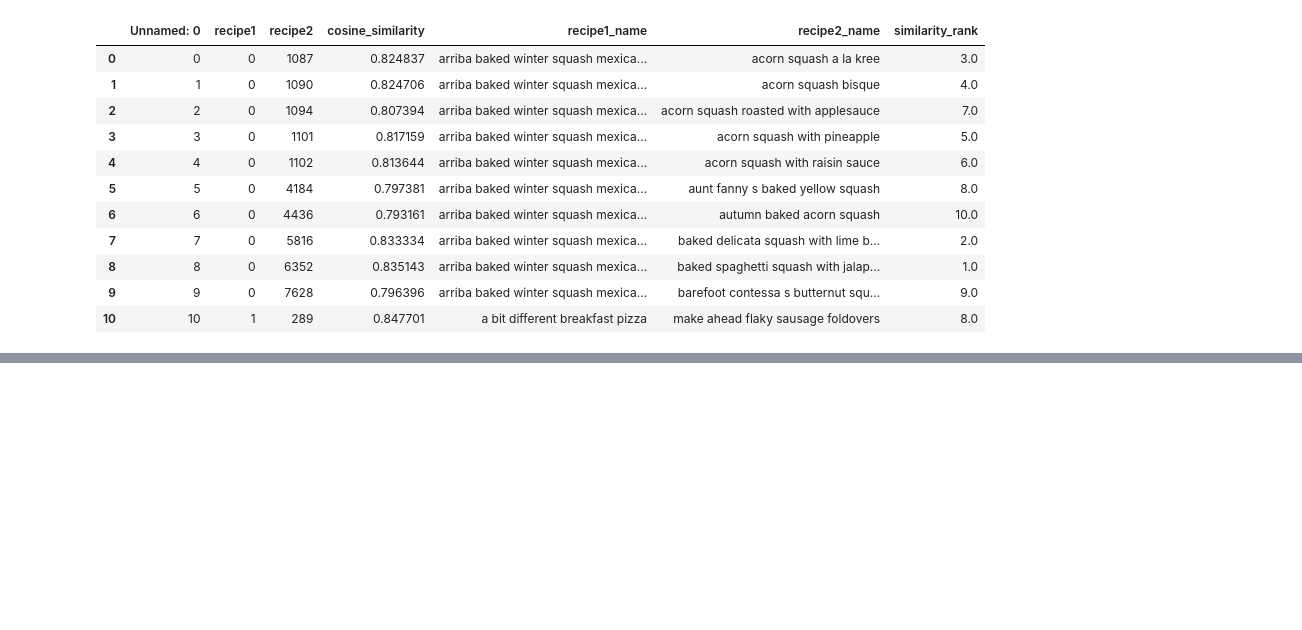
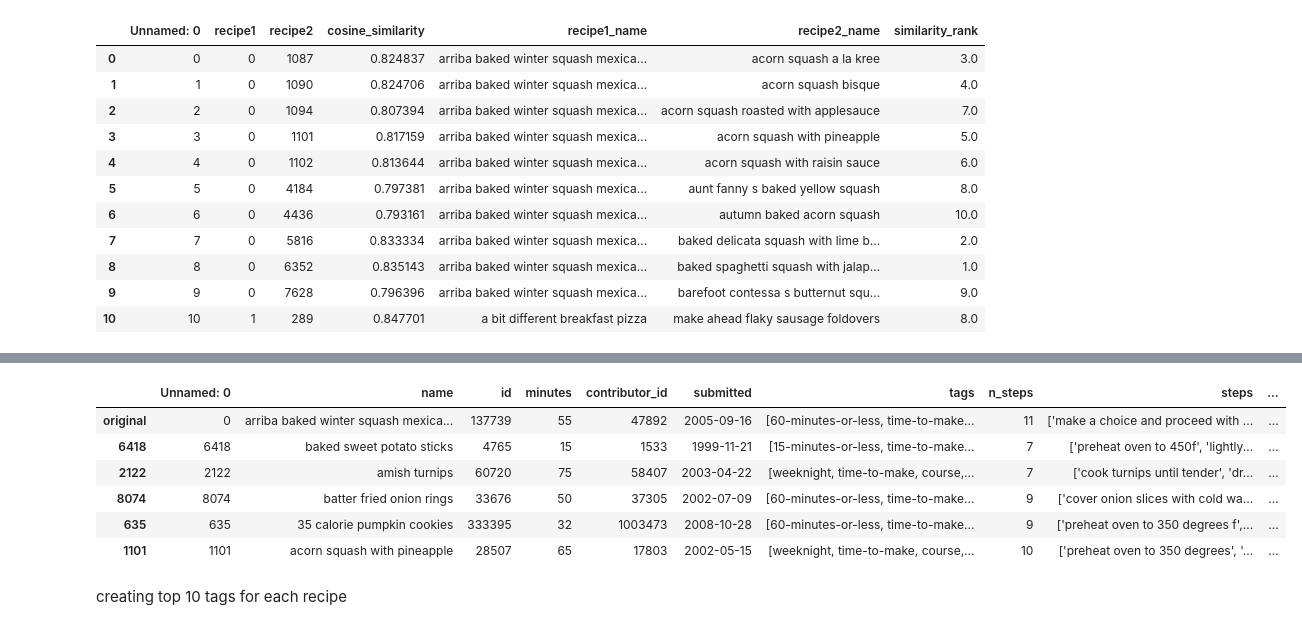
Before and after one commit to martineza96/recipe-reccomender, a Jupyter notebook: Untitled.ipynb, the cells around one changed output, grey strips where cells are left out. Cells and saved outputs as stored; diff of their text form; code cells hidden in the pictures; blank space fills up the shorter version.

```diff
--- a/Untitled.ipynb
+++ b/Untitled.ipynb
@@ -73,0 +90,2 @@ top_10_for_each_recipe.head(11)
+# %%
+X = recipes_features[feat].values
@@ -73,0 +94,30 @@ top_10_for_each_recipe.head(11)
+# %%
+ss = StandardScaler()
+# %%
+X = ss.fit_transform(X)
+# %%
+#Cosine similarity with the nutrition features
+
+def cos_sim(name, X, n=5):
+    index = recipes.index[(recipes['name'] == name)][0]
+    rec = X[index].reshape(1,-1)
+    cs = cosine_similarity(rec, X)
+    rec_index = np.argsort(cs)[0][::-1]
+    ordered_df = recipes.loc[rec_index]
+    ordered_df = ordered_df.drop(index)
+    rec_df = ordered_df.head(n)
+    orig_row = recipes.loc[[index]].rename(lambda x: 'original')
+    total = pd.concat((orig_row,rec_df))
+    return total
+# %%
+cos_sim('arriba   baked winter squash mexican style',X)
+# %% [output]
+|  | Unnamed: 0 | name | id | minutes | contributor_id | submitted | tags | n_steps | steps | ... |
+| original | 0 | arriba baked winter squash mexica... | 137739 | 55 | 47892 | 2005-09-16 | [60-minutes-or-less, time-to-make... | 11 | ['make a choice and proceed with ... | ... |
+| 6418 | 6418 | baked sweet potato sticks | 4765 | 15 | 1533 | 1999-11-21 | [15-minutes-or-less, time-to-make... | 7 | ['preheat oven to 450f', 'lightly... | ... |
+| 2122 | 2122 | amish turnips | 60720 | 75 | 58407 | 2003-04-22 | [weeknight, time-to-make, course,... | 7 | ['cook turnips until tender', 'dr... | ... |
+| 8074 | 8074 | batter fried onion rings | 33676 | 50 | 37305 | 2002-07-09 | [60-minutes-or-less, time-to-make... | 9 | ['cover onion slices with cold wa... | ... |
+| 635 | 635 | 35 calorie pumpkin cookies | 333395 | 32 | 1003473 | 2008-10-28 | [60-minutes-or-less, time-to-make... | 9 | ['preheat oven to 350 degrees f',... | ... |
+| 1101 | 1101 | acorn squash with pineapple | 28507 | 65 | 17803 | 2002-05-15 | [weeknight, time-to-make, course,... | 10 | ['preheat oven to 350 degrees', '... | ... |
+# %% [markdown]
+creating top 10 tags for each recipe
```
Also changed, not shown: parts of 17 cells of this notebook.
